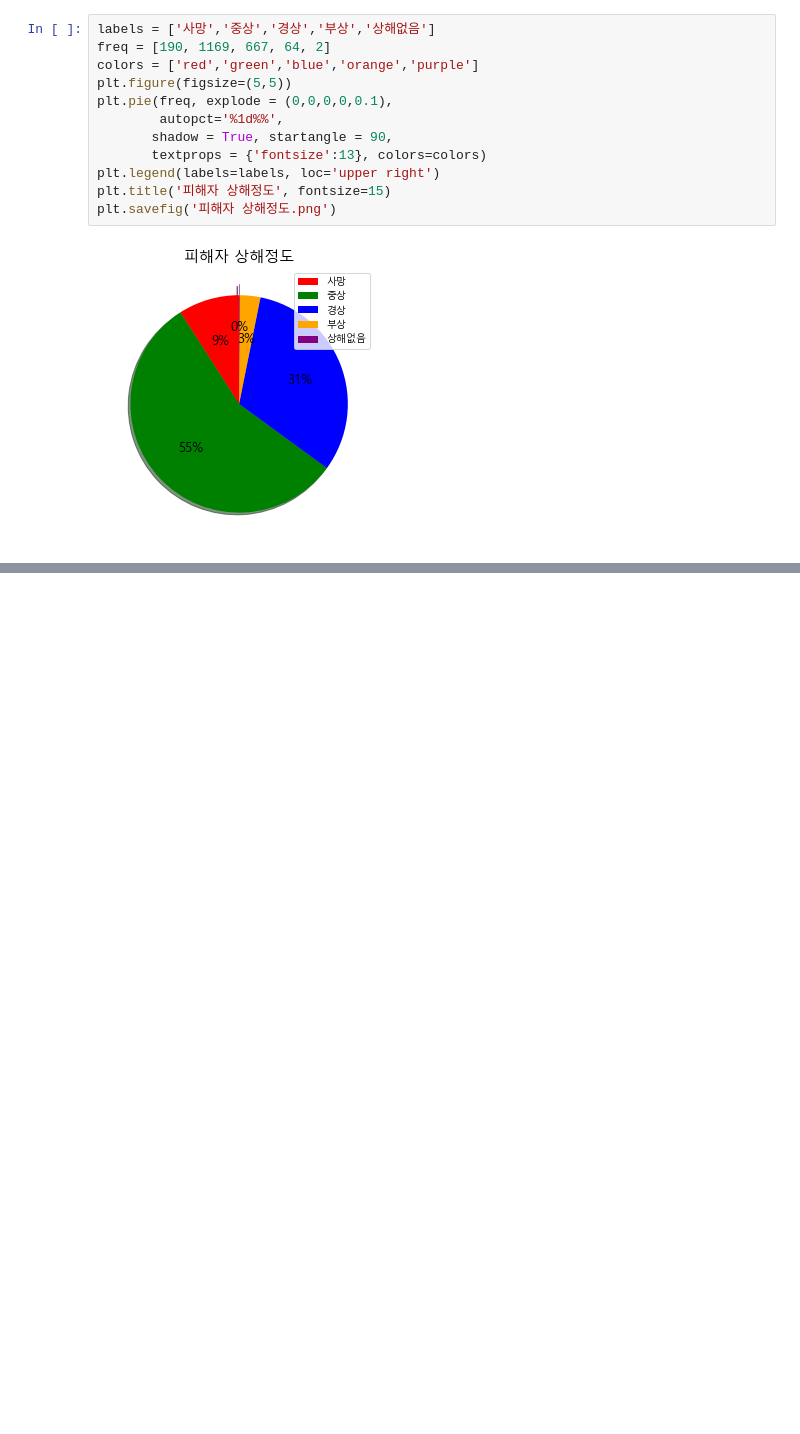
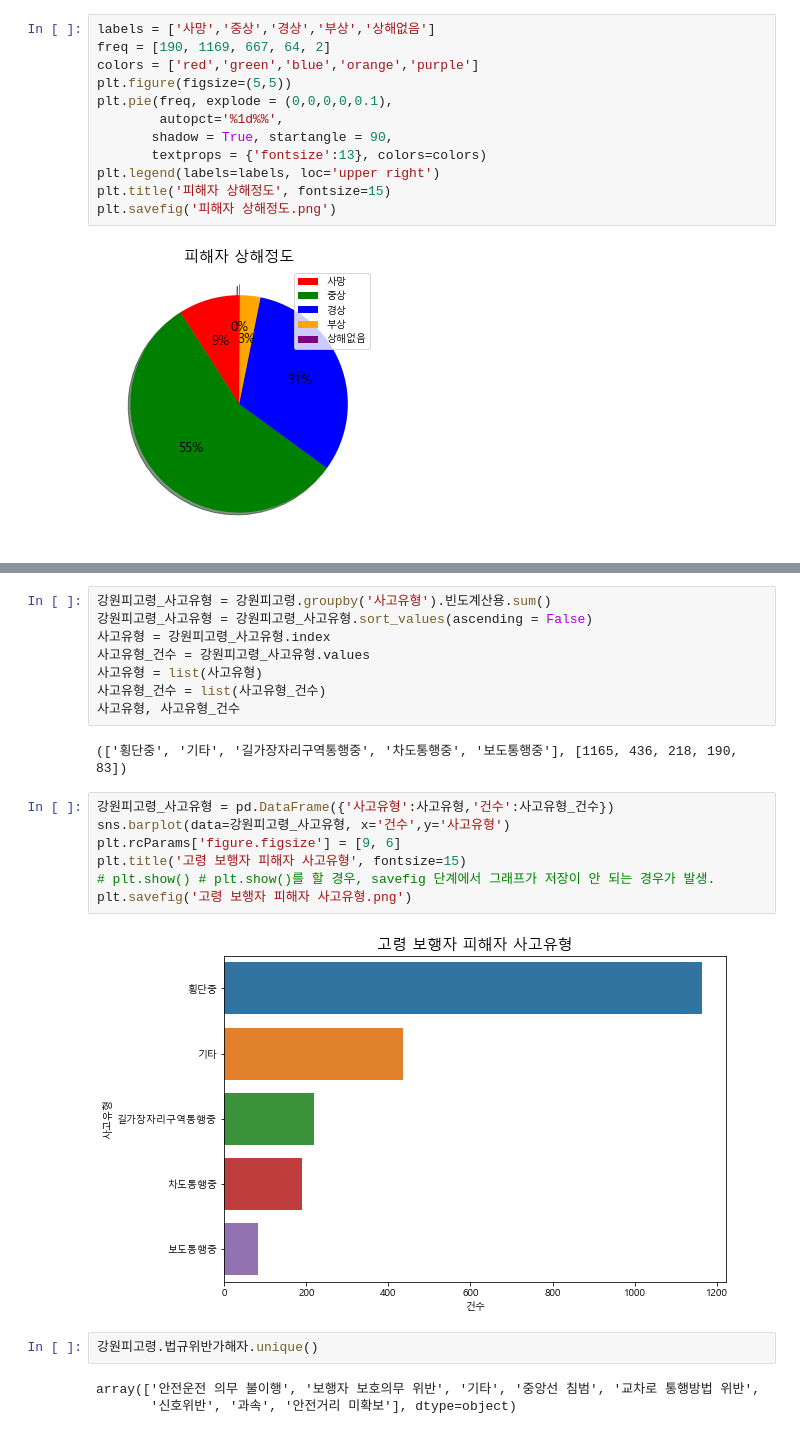
Before and after one commit to yrohh/Python, a Jupyter notebook: 노인보호구역/노인보호구역.ipynb, the cells around one changed output, grey strips where cells are left out. Saved outputs shown, nothing was run; the diff lists cells and outputs as text; blank space fills up the shorter version.

```diff
--- a/노인보호구역/노인보호구역.ipynb
+++ b/노인보호구역/노인보호구역.ipynb
@@ -283,0 +365,24 @@ plt.savefig('피해자 상해정도.png')
+# %%
+강원피고령_사고유형 = 강원피고령.groupby('사고유형').빈도계산용.sum()
+강원피고령_사고유형 = 강원피고령_사고유형.sort_values(ascending = False)
+사고유형 = 강원피고령_사고유형.index
+사고유형_건수 = 강원피고령_사고유형.values
+사고유형 = list(사고유형)
+사고유형_건수 = list(사고유형_건수)
+사고유형, 사고유형_건수
+# %% [output]
+(['횡단중', '기타', '길가장자리구역통행중', '차도통행중', '보도통행중'], [1165, 436, 218, 190, 83])
+# %%
+강원피고령_사고유형 = pd.DataFrame({'사고유형':사고유형,'건수':사고유형_건수})
+sns.barplot(data=강원피고령_사고유형, x='건수',y='사고유형')
+plt.rcParams['figure.figsize'] = [9, 6]
+plt.title('고령 보행자 피해자 사고유형', fontsize=15)
+# plt.show() # plt.show()를 할 경우, savefig 단계에서 그래프가 저장이 안 되는 경우가 발생.
+plt.savefig('고령 보행자 피해자 사고유형.png')
+# %% [output]
+[figure, added]
+# %%
+강원피고령.법규위반가해자.unique()
+# %% [output]
+array(['안전운전 의무 불이행', '보행자 보호의무 위반', '기타', '중앙선 침범', '교차로 통행방법 위반',
+       '신호위반', '과속', '안전거리 미확보'], dtype=object)
```
Also changed, not shown: parts of 11 cells of this notebook, 1 other file.
